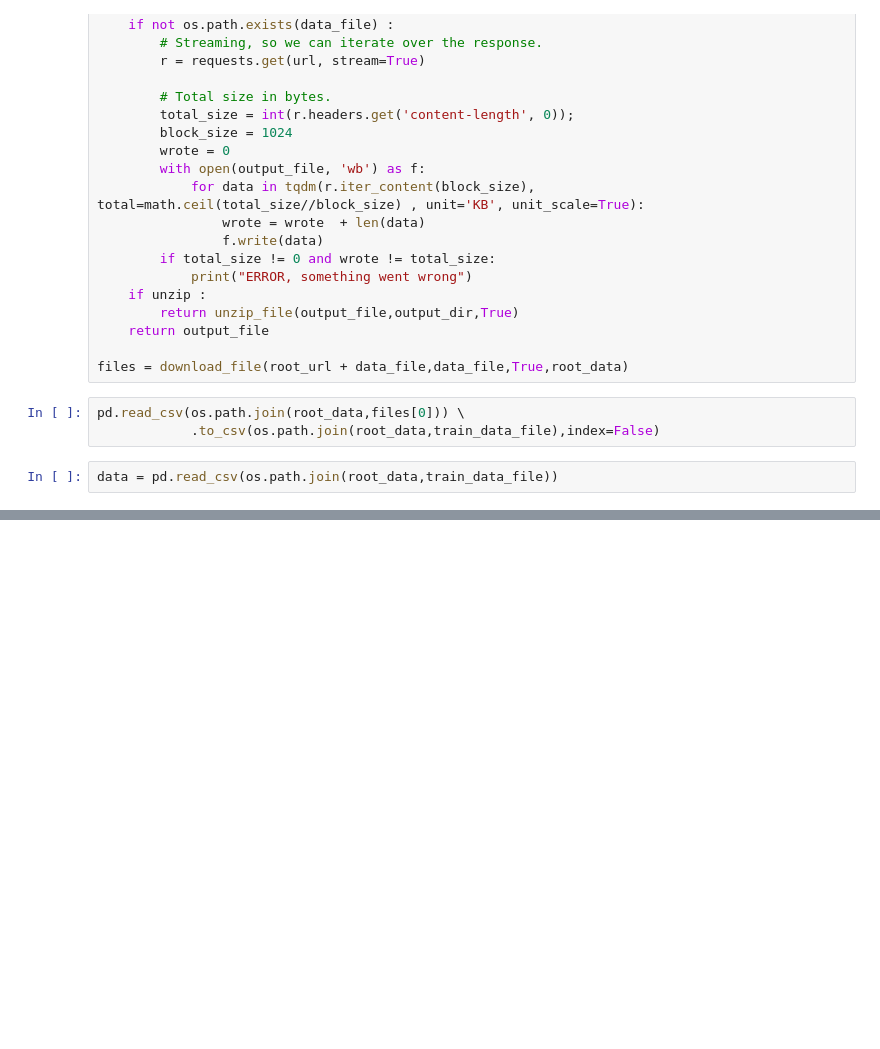
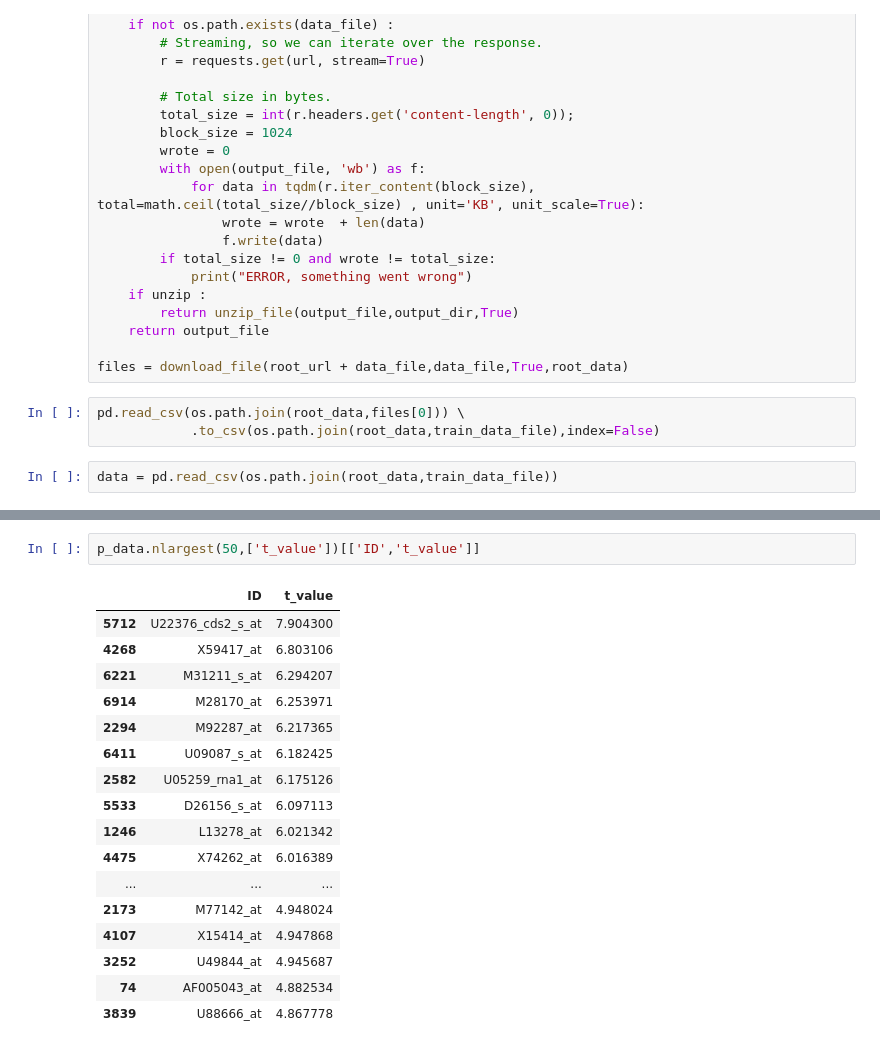
Before and after one commit to erfanMhi/kdnuggets-data-mining-course, a Jupyter notebook: Phase 4/Preprocessing.ipynb, the cells around one changed output, grey strips where cells are left out. Cells and saved outputs as stored; diff of their text form; blank space fills up the shorter version.

```diff
--- a/Phase 4/Preprocessing.ipynb
+++ b/Phase 4/Preprocessing.ipynb
@@ -68,0 +158,20 @@ Lowest fold diffrence is 0 and 476 rows have it
+# %%
+p_data.nlargest(50,['t_value'])[['ID','t_value']]
+# %% [output]
+|  | ID | t_value |
+| 5712 | U22376_cds2_s_at | 7.904300 |
+| 4268 | X59417_at | 6.803106 |
+| 6221 | M31211_s_at | 6.294207 |
+| 6914 | M28170_at | 6.253971 |
+| 2294 | M92287_at | 6.217365 |
+| 6411 | U09087_s_at | 6.182425 |
+| 2582 | U05259_rna1_at | 6.175126 |
+| 5533 | D26156_s_at | 6.097113 |
+| 1246 | L13278_at | 6.021342 |
+| 4475 | X74262_at | 6.016389 |
+| ... | ... | ... |
+| 2173 | M77142_at | 4.948024 |
+| 4107 | X15414_at | 4.947868 |
+| 3252 | U49844_at | 4.945687 |
+| 74 | AF005043_at | 4.882534 |
+| 3839 | U88666_at | 4.867778 |
```
Also changed, not shown: parts of 9 cells of this notebook.
